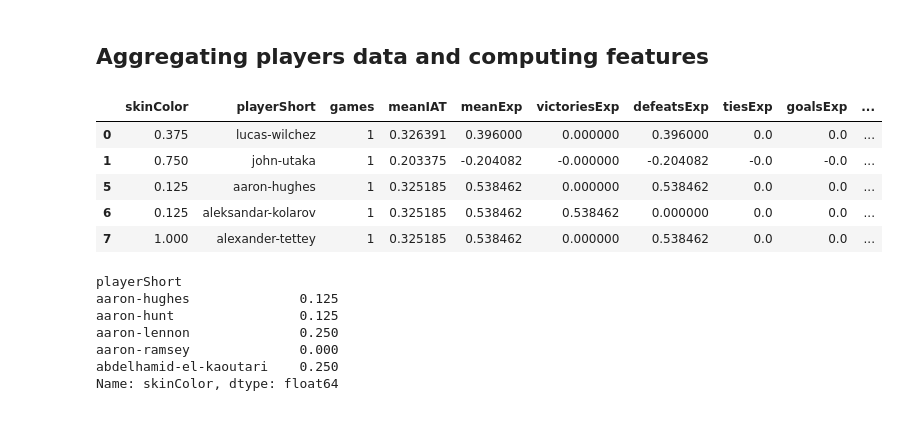
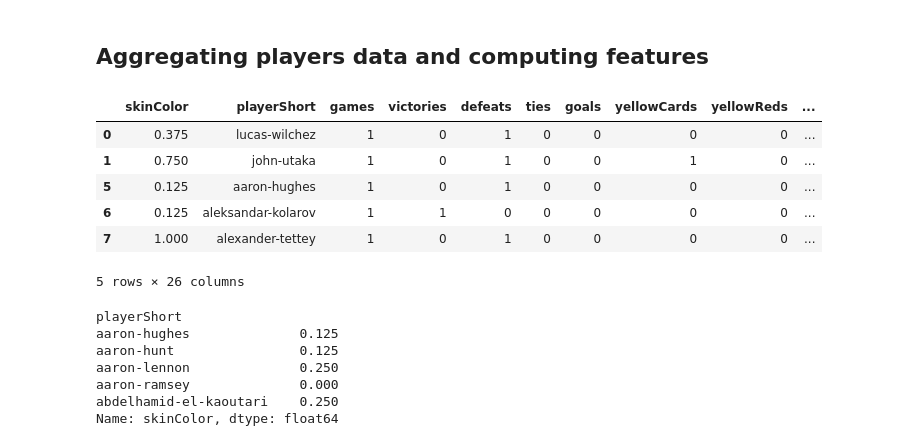
Before and after one commit to lfaucon/ada-homeworks, a Jupyter notebook: Homework_4/Homework4_Question2.ipynb, the cells around one changed output. Cells and saved outputs as stored; diff of their text form; code cells hidden in the pictures.

```diff
--- a/Homework_4/Homework4_Question2.ipynb
+++ b/Homework_4/Homework4_Question2.ipynb
@@ -49,26 +49,27 @@ fig.canvas.draw()
 # %%
 def weighted(df):
     for column in ['victories','defeats','ties','goals','yellowCards','yellowReds','redCards']:
-        #df[column+'IAT'] = df[column] * df['meanIAT']
+        df[column+'IAT'] = df[column] * df['meanIAT']
         df[column+'Exp'] = df[column] * df['meanExp']
-    for column in ['victories','defeats','ties','goals','yellowCards','yellowReds','redCards']:
+    for column in []:#['victories','defeats','ties','goals','yellowCards','yellowReds','redCards']:
         df.drop(column, axis=1, inplace=True)
     return df
 
 df_players_weighted = weighted(
     df[
         ['skinColor','playerShort','games','victories','defeats','ties','goals','yellowCards','yellowReds','redCards','meanIAT','meanExp']
     ].copy()
 )
 
 df_players_weighted.head()
 # %% [output]
-|  | skinColor | playerShort | games | meanIAT | meanExp | victoriesExp | defeatsExp | tiesExp | goalsExp | ... |
-| 0 | 0.375 | lucas-wilchez | 1 | 0.326391 | 0.396000 | 0.000000 | 0.396000 | 0.0 | 0.0 | ... |
-| 1 | 0.750 | john-utaka | 1 | 0.203375 | -0.204082 | -0.000000 | -0.204082 | -0.0 | -0.0 | ... |
-| 5 | 0.125 | aaron-hughes | 1 | 0.325185 | 0.538462 | 0.000000 | 0.538462 | 0.0 | 0.0 | ... |
-| 6 | 0.125 | aleksandar-kolarov | 1 | 0.325185 | 0.538462 | 0.538462 | 0.000000 | 0.0 | 0.0 | ... |
-| 7 | 1.000 | alexander-tettey | 1 | 0.325185 | 0.538462 | 0.000000 | 0.538462 | 0.0 | 0.0 | ... |
+|  | skinColor | playerShort | games | victories | defeats | ties | goals | yellowCards | yellowReds | ... |
+| 0 | 0.375 | lucas-wilchez | 1 | 0 | 1 | 0 | 0 | 0 | 0 | ... |
+| 1 | 0.750 | john-utaka | 1 | 0 | 1 | 0 | 0 | 1 | 0 | ... |
+| 5 | 0.125 | aaron-hughes | 1 | 0 | 1 | 0 | 0 | 0 | 0 | ... |
+| 6 | 0.125 | aleksandar-kolarov | 1 | 1 | 0 | 0 | 0 | 0 | 0 | ... |
+| 7 | 1.000 | alexander-tettey | 1 | 0 | 1 | 0 | 0 | 0 | 0 | ... |
+5 rows × 26 columns
 # %%
 df_players_grouped = df_players_weighted.groupby('playerShort')
 
```
Also changed, not shown: parts of 7 cells of this notebook.
